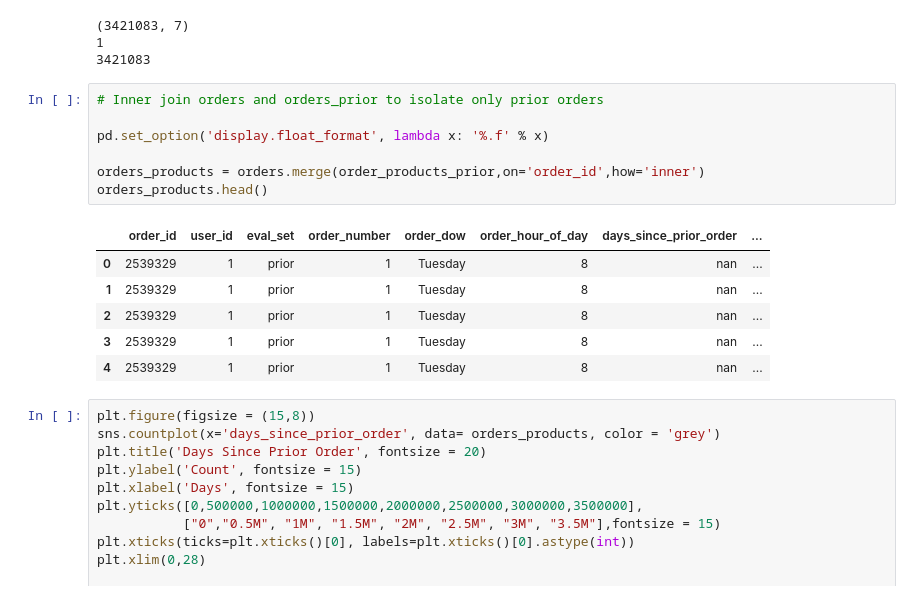
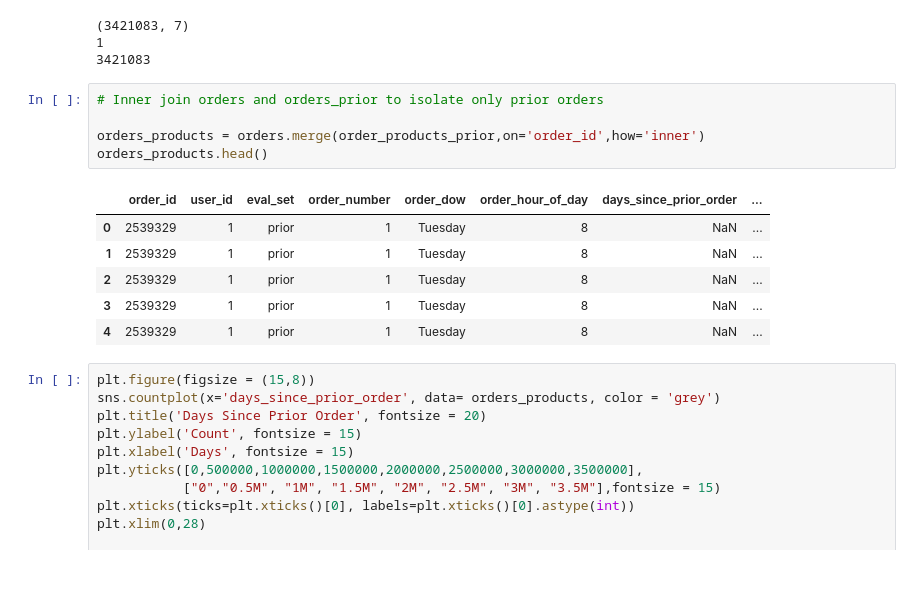
Before and after one commit to henryshin15/Capstone-Instacart, a Jupyter notebook: Final Notebook.ipynb, the cells around one changed output. Cells and saved outputs as stored; diff of their text form.

```diff
--- a/Final Notebook.ipynb
+++ b/Final Notebook.ipynb
@@ -517,17 +515,15 @@ print(orders.order_id.max())
 # %%
 # Inner join orders and orders_prior to isolate only prior orders
 
-pd.set_option('display.float_format', lambda x: '%.f' % x)
-
 orders_products = orders.merge(order_products_prior,on='order_id',how='inner')
 orders_products.head()
 # %% [output]
 |  | order_id | user_id | eval_set | order_number | order_dow | order_hour_of_day | days_since_prior_order | ... |
-| 0 | 2539329 | 1 | prior | 1 | Tuesday | 8 | nan | ... |
-| 1 | 2539329 | 1 | prior | 1 | Tuesday | 8 | nan | ... |
-| 2 | 2539329 | 1 | prior | 1 | Tuesday | 8 | nan | ... |
-| 3 | 2539329 | 1 | prior | 1 | Tuesday | 8 | nan | ... |
-| 4 | 2539329 | 1 | prior | 1 | Tuesday | 8 | nan | ... |
+| 0 | 2539329 | 1 | prior | 1 | Tuesday | 8 | NaN | ... |
+| 1 | 2539329 | 1 | prior | 1 | Tuesday | 8 | NaN | ... |
+| 2 | 2539329 | 1 | prior | 1 | Tuesday | 8 | NaN | ... |
+| 3 | 2539329 | 1 | prior | 1 | Tuesday | 8 | NaN | ... |
+| 4 | 2539329 | 1 | prior | 1 | Tuesday | 8 | NaN | ... |
 # %%
 plt.figure(figsize = (15,8))
 sns.countplot(x='days_since_prior_order', data= orders_products, color = 'grey')
```
Also changed, not shown: parts of 47 cells of this notebook.
